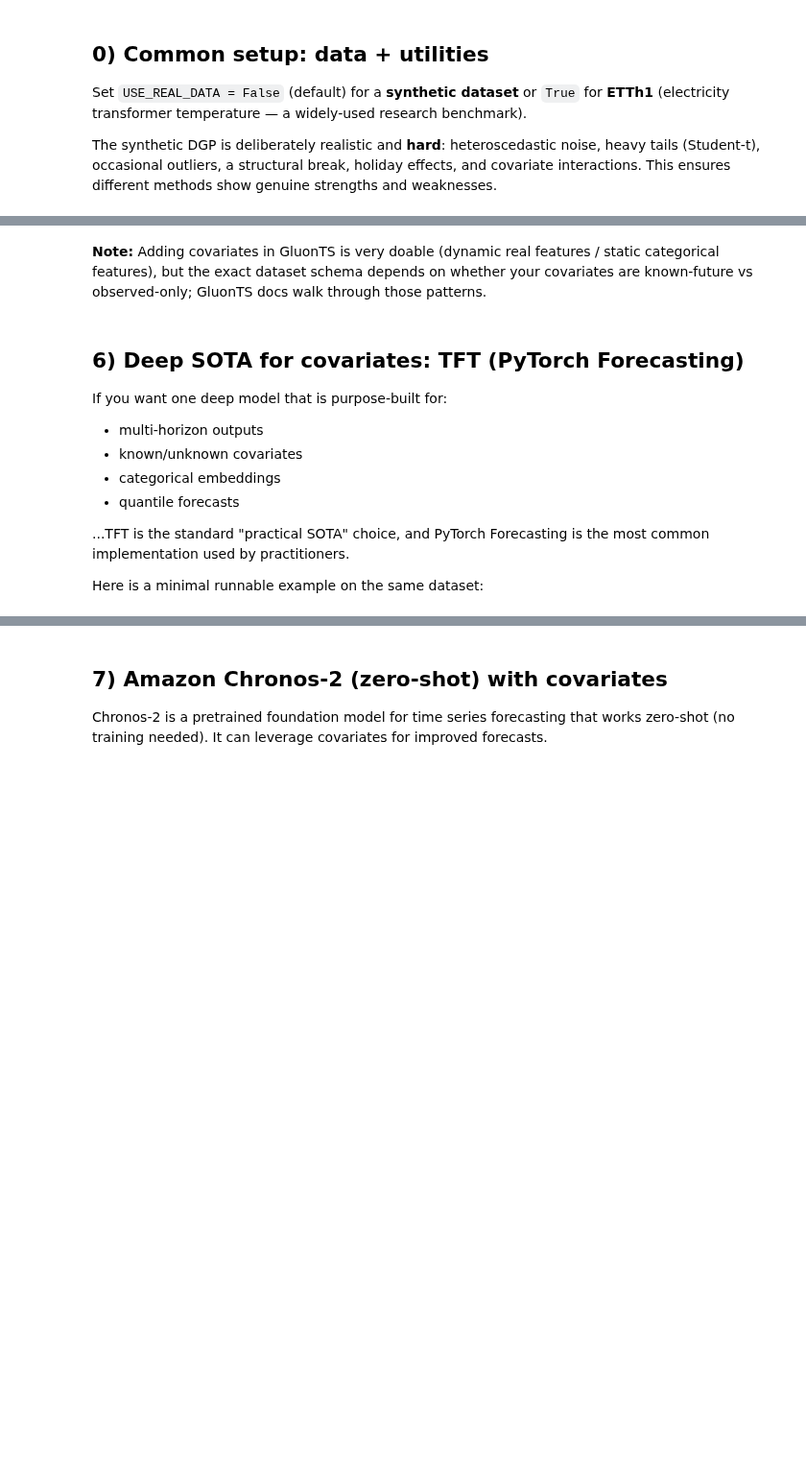
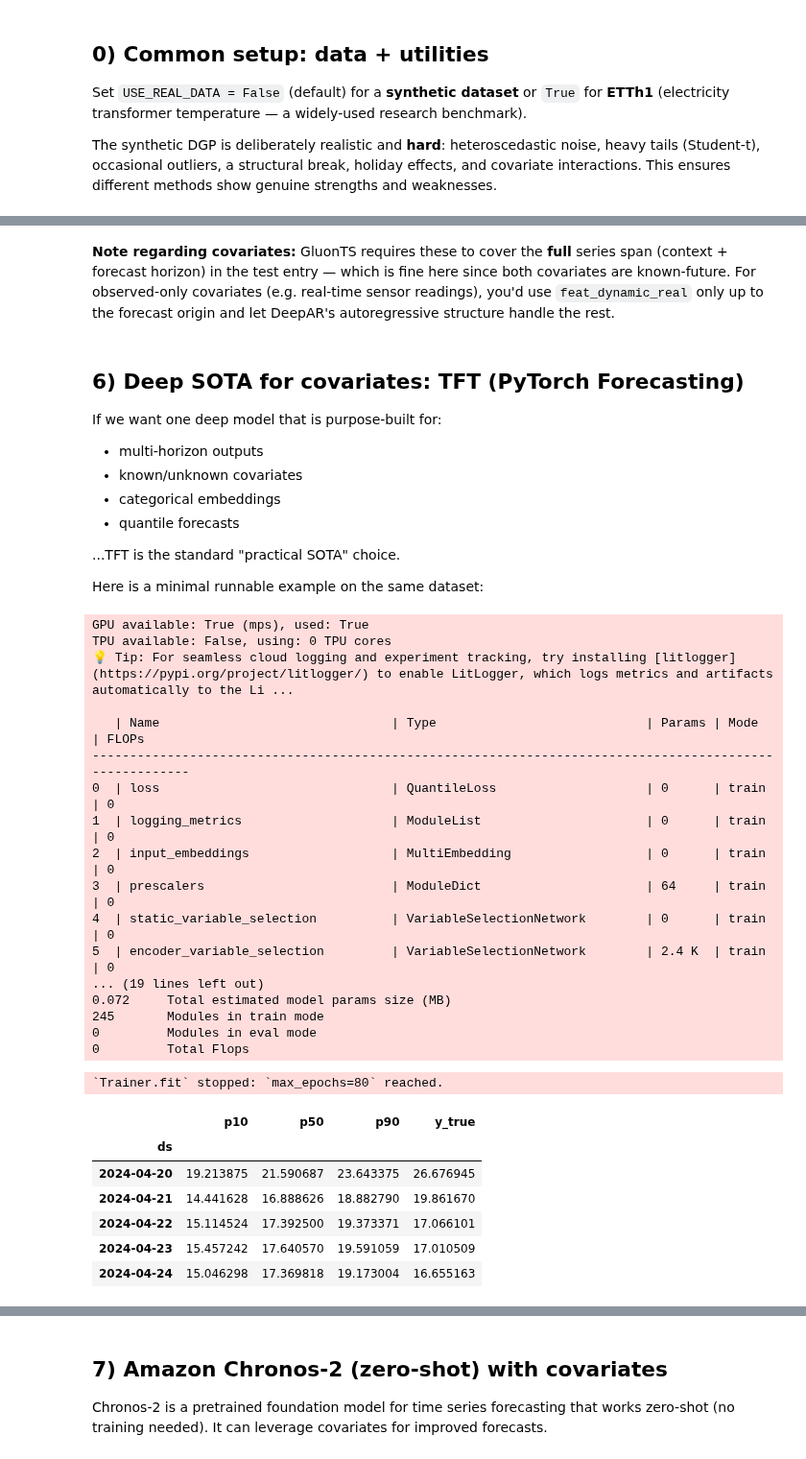
Before and after one commit to francescoamat0/probabilistic-forecasting-playground, a Jupyter notebook: prob_forecast_tryout.ipynb, the cells around one changed output, grey strips where cells are left out. Shown at 96% size. Drawn from its saved outputs; the diff is of its cells as text; code cells hidden in the pictures; blank space fills up the shorter version.

```diff
--- a/prob_forecast_tryout.ipynb
+++ b/prob_forecast_tryout.ipynb
@@ -730,15 +971,15 @@ quantile_preds["DeepAR"] = {q: forecast.quantile(q) for q in EVAL_QUANTILES}
 # %% [markdown]
-**Note:** Adding covariates in GluonTS is very doable (dynamic real features / static categorical features), but the exact dataset schema depends on whether your covariates are known-future vs observed-only; GluonTS docs walk through those patterns.
+**Note regarding covariates:** GluonTS requires these to cover the **full** series span (context + forecast horizon) in the test entry — which is fine here since both covariates are known-future. For observed-only covariates (e.g. real-time sensor readings), you'd use `feat_dynamic_real` only up to the forecast origin and let DeepAR's autoregressive structure handle the rest.
 # %% [markdown]
 ## 6) Deep SOTA for covariates: TFT (PyTorch Forecasting)
 
-If you want one deep model that is purpose-built for:
+If we want one deep model that is purpose-built for:
 - multi-horizon outputs
 - known/unknown covariates
 - categorical embeddings
 - quantile forecasts
 
-...TFT is the standard "practical SOTA" choice, and PyTorch Forecasting is the most common implementation used by practitioners.
+...TFT is the standard "practical SOTA" choice.
 
 Here is a minimal runnable example on the same dataset:
 # %%
@@ -760,56 +1001,64 @@ training = TimeSeriesDataSet(
     max_encoder_length=max_encoder_length,
     max_prediction_length=max_prediction_length,
     # covariates:
     time_varying_known_reals=["time_idx", "promo", "price"],
     time_varying_unknown_reals=["y"],
     target_normalizer=GroupNormalizer(groups=["series"]),
 )
 
 validation = TimeSeriesDataSet.from_dataset(training, tft_df, predict=True, stop_randomization=True)
 
-train_loader = training.to_dataloader(train=True, batch_size=64, num_workers=0)
+train_loader = training.to_dataloader(train=True, batch_size=16, num_workers=0)
 val_loader = validation.to_dataloader(train=False, batch_size=64, num_workers=0)
 
 tft = TemporalFusionTransformer.from_dataset(
     training,
-    learning_rate=3e-3,
+    learning_rate=1e-3,
     hidden_size=16,
-    attention_head_size=4,
-    dropout=0.1,
+    attention_head_size=2,
+    dropout=0.15,
     loss=QuantileLoss(quantiles=[0.1, 0.5, 0.9]),
 )
 
 trainer = pl.Trainer(
-    max_epochs=10,
+    max_epochs=80,
     accelerator="auto",
+    gradient_clip_val=0.5,
     enable_checkpointing=False,
     logger=False,
 )
 
 trainer.fit(tft, train_loader, val_loader)
 
-raw_predictions, x = tft.predict(val_loader, mode="raw", return_x=True)
-# raw_predictions["prediction"] shape: [batch, horizon, n_quantiles]
-pred = raw_predictions["prediction"][0].detach().cpu().numpy()  # first batch element
+result = tft.predict(val_loader, mode="raw", return_x=True)
+pred = result.output["prediction"][0].detach().cpu().numpy()  # first batch element
 
 p10, p50, p90 = pred[:, 0], pred[:, 1], pred[:, 2]
 tft_out = pd.DataFrame({"p10": p10, "p50": p50, "p90": p90, "y_true": test["y"].values}, index=test.index)
 tft_out.head()
-
-# ── Plot + Evaluate ──
-p10 = tft_out["p10"].values
-p50 = tft_out["p50"].values
-p90 = tft_out["p90"].values
-
-plot_forecast_with_interval(
-    idx=tft_out.index,
-    y_true=tft_out["y_true"].values,
-    p50=p50, p10=p10, p90=p90,
-    title="TFT quantile forecast (P10-P90)"
-)
-
-m_tft = evaluate_probabilistic_forecast(tft_out["y_true"].values, p10, p50, p90, label="TFT")
-print_metrics(m_tft)
-
-# Store quantile predictions (TFT only trained with 3 quantiles)
-quantile_preds["TFT"] = {0.1: tft_out["p10"].values, 0.5: tft_out["p50"].values, 0.9: tft_out["p90"].values}
+# %% [output]
+GPU available: True (mps), used: True
+TPU available: False, using: 0 TPU cores
+💡 Tip: For seamless cloud logging and experiment tracking, try installing [litlogger](https://pypi.org/project/litlogger/) to enable LitLogger, which logs metrics and artifacts automatically to the Li ...
+
+   | Name                               | Type                            | Params | Mode  | FLOPs
+--------------------------------------------------------------------------------------------------------
+0  | loss                               | QuantileLoss                    | 0      | train | 0
+1  | logging_metrics                    | ModuleList                      | 0      | train | 0
+2  | input_embeddings                   | MultiEmbedding                  | 0      | train | 0
+3  | prescalers                         | ModuleDict                      | 64     | train | 0
+4  | static_variable_selection          | VariableSelectionNetwork        | 0      | train | 0
+5  | encoder_variable_selection         | VariableSelectionNetwork        | 2.4 K  | train | 0
+... (19 lines left out)
+0.072     Total estimated model params size (MB)
+245       Modules in train mode
+0         Modules in eval mode
+0         Total Flops
+`Trainer.fit` stopped: `max_epochs=80` reached.
+|  | p10 | p50 | p90 | y_true |
+| ds |  |  |  |  |
+| 2024-04-20 | 19.213875 | 21.590687 | 23.643375 | 26.676945 |
+| 2024-04-21 | 14.441628 | 16.888626 | 18.882790 | 19.861670 |
+| 2024-04-22 | 15.114524 | 17.392500 | 19.373371 | 17.066101 |
+| 2024-04-23 | 15.457242 | 17.640570 | 19.591059 | 17.010509 |
+| 2024-04-24 | 15.046298 | 17.369818 | 19.173004 | 16.655163 |
```
Also changed, not shown: parts of 48 cells of this notebook, 36 other files.
